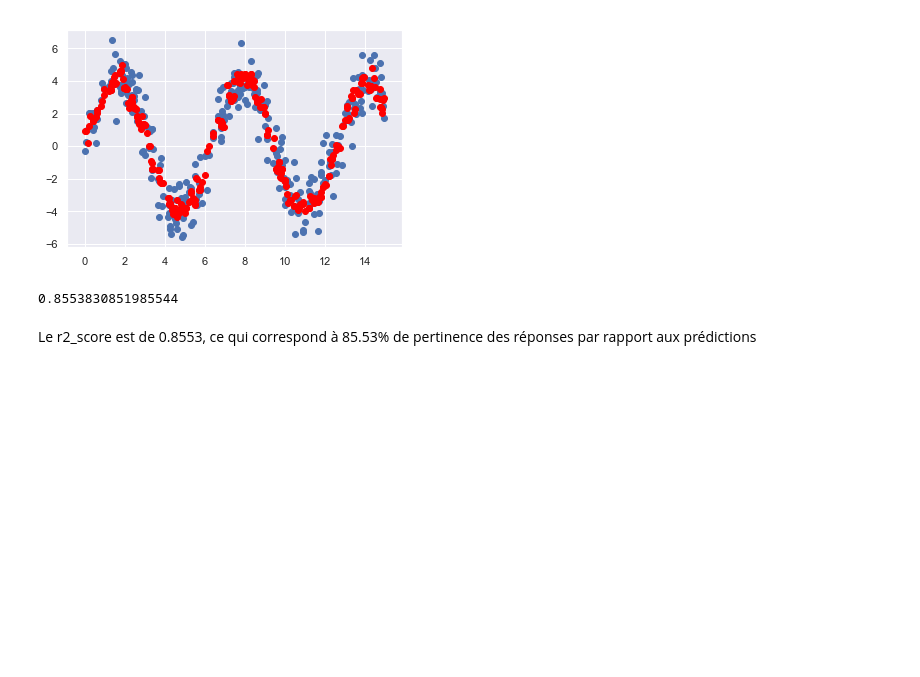
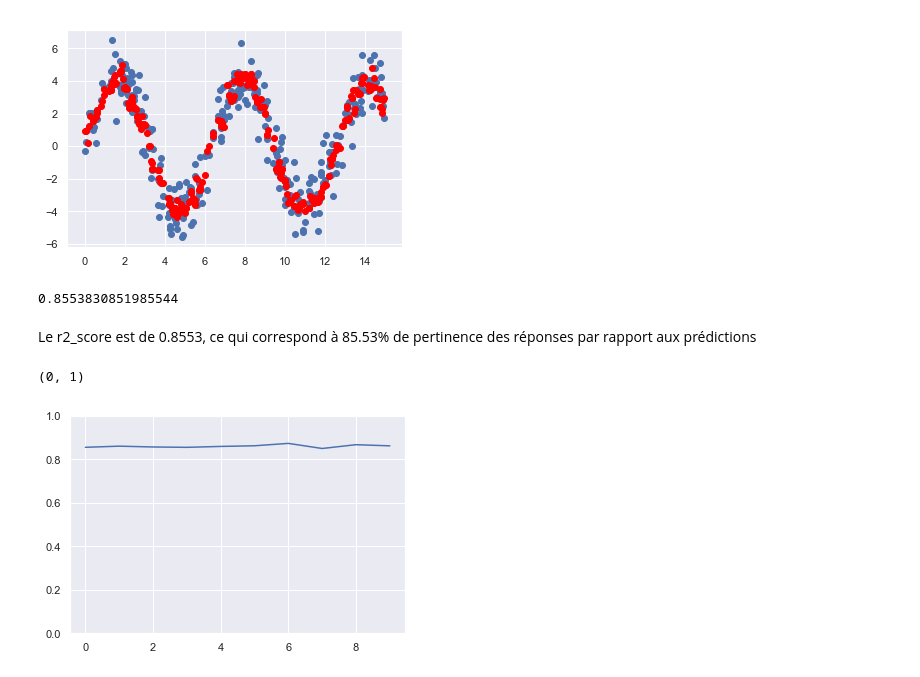
Before and after one commit to Aethyn/LinearRegressionTraining, a Jupyter notebook: TPRegressionLineaire.ipynb, the cells around one changed output. Cells and saved outputs as stored; diff of their text form; code cells hidden in the pictures; blank space fills up the shorter version.

Commit message:
Automating efficiency test based on r2_score

```diff
--- a/TPRegressionLineaire.ipynb
+++ b/TPRegressionLineaire.ipynb
@@ -205,3 +205,25 @@ print(r2_score(y_test, y_pred))
 0.8553830851985544
 # %% [markdown]
 Le r2_score est de 0.8553, ce qui correspond à 85.53% de pertinence des réponses par rapport aux prédictions
+# %%
+# On crée une fonction qui automatise les tests précédents
+def score_func(X, y, reg, nb_splits = 10):
+    scores = []
+    for i in range(nb_splits):
+        # On recrée un jeu de données d'entrainement/test
+        X_train, X_test, y_train, y_test = train_test_split(X, y, test_size = 0.3)
+        # Apprentissage
+        reg.fit(X_train, y_train)
+        # Prédiction
+        y_pred = reg.predict(X_test)
+        # On ajoute la prédiciton à l'array des scores
+        scores.append(r2_score(y_test, y_pred))
+    return scores
+# %%
+# On trace un graphe avec les résultats obtenus
+stats = score_func(X, y, reg)
+plt.plot(stats)
+plt.ylim(0, 1)
+# %% [output]
+(0, 1)
+[figure, added]
```
